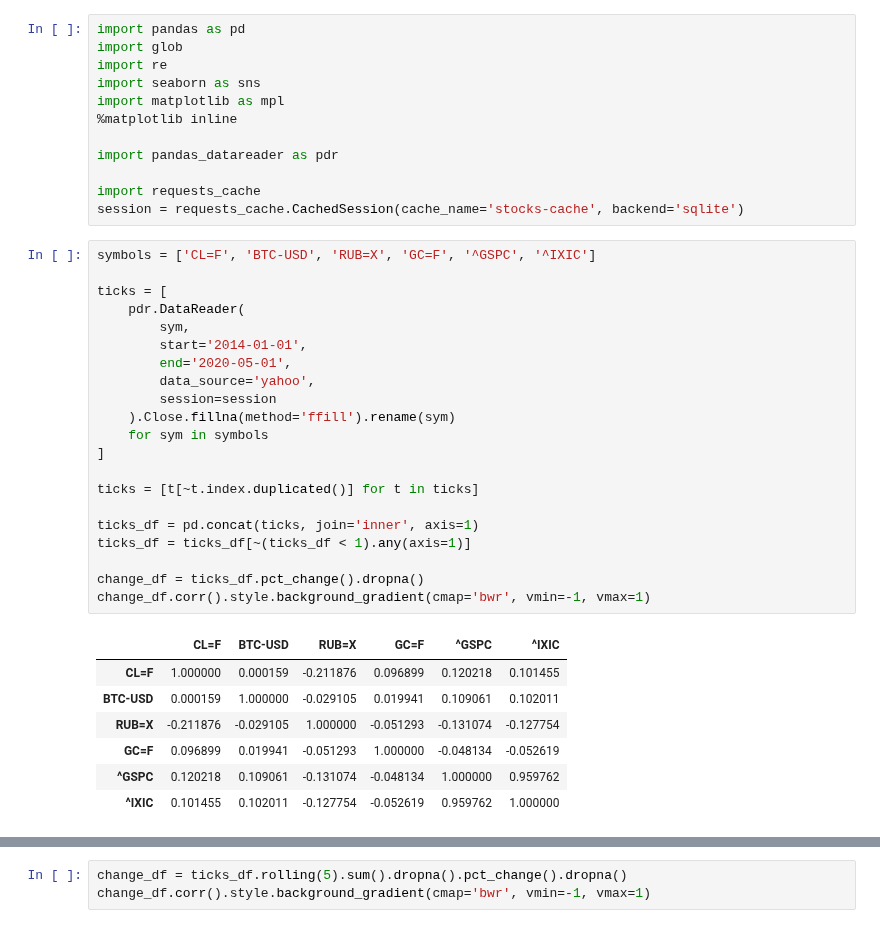
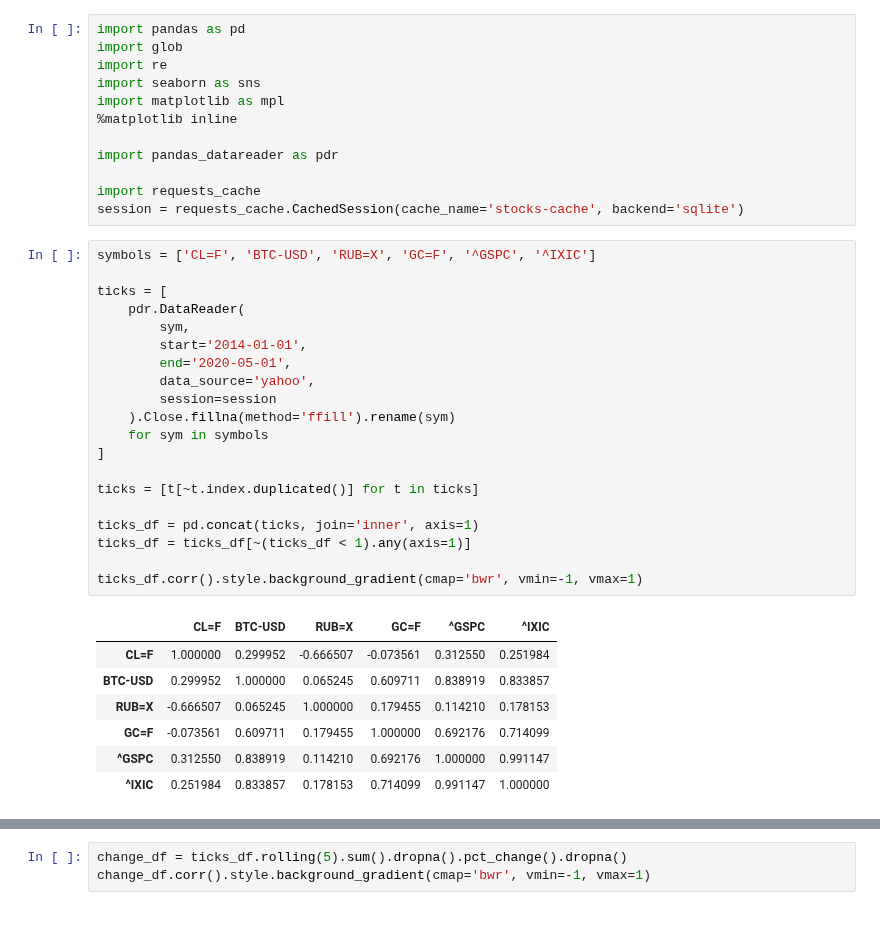
Before and after one commit to dllllb/btrade, a Jupyter notebook: correlations.ipynb, the cells around one changed output, grey strips where cells are left out. Cells and saved outputs as stored; diff of their text form.

```diff
--- a/correlations.ipynb
+++ b/correlations.ipynb
@@ -13,29 +13,28 @@ session = requests_cache.CachedSession(cache_name='stocks-cache', backend='sqlit
 # %%
 symbols = ['CL=F', 'BTC-USD', 'RUB=X', 'GC=F', '^GSPC', '^IXIC']
 
 ticks = [
     pdr.DataReader(
         sym,
         start='2014-01-01',
         end='2020-05-01',
         data_source='yahoo',
         session=session
     ).Close.fillna(method='ffill').rename(sym)
     for sym in symbols
 ]
 
 ticks = [t[~t.index.duplicated()] for t in ticks]
 
 ticks_df = pd.concat(ticks, join='inner', axis=1)
 ticks_df = ticks_df[~(ticks_df < 1).any(axis=1)]
 
-change_df = ticks_df.pct_change().dropna()
-change_df.corr().style.background_gradient(cmap='bwr', vmin=-1, vmax=1)
+ticks_df.corr().style.background_gradient(cmap='bwr', vmin=-1, vmax=1)
 # %% [output]
 |  | CL=F | BTC-USD | RUB=X | GC=F | ^GSPC | ^IXIC |
-| CL=F | 1.000000 | 0.000159 | -0.211876 | 0.096899 | 0.120218 | 0.101455 |
-| BTC-USD | 0.000159 | 1.000000 | -0.029105 | 0.019941 | 0.109061 | 0.102011 |
-| RUB=X | -0.211876 | -0.029105 | 1.000000 | -0.051293 | -0.131074 | -0.127754 |
-| GC=F | 0.096899 | 0.019941 | -0.051293 | 1.000000 | -0.048134 | -0.052619 |
-| ^GSPC | 0.120218 | 0.109061 | -0.131074 | -0.048134 | 1.000000 | 0.959762 |
-| ^IXIC | 0.101455 | 0.102011 | -0.127754 | -0.052619 | 0.959762 | 1.000000 |
+| CL=F | 1.000000 | 0.299952 | -0.666507 | -0.073561 | 0.312550 | 0.251984 |
+| BTC-USD | 0.299952 | 1.000000 | 0.065245 | 0.609711 | 0.838919 | 0.833857 |
+| RUB=X | -0.666507 | 0.065245 | 1.000000 | 0.179455 | 0.114210 | 0.178153 |
+| GC=F | -0.073561 | 0.609711 | 0.179455 | 1.000000 | 0.692176 | 0.714099 |
+| ^GSPC | 0.312550 | 0.838919 | 0.114210 | 0.692176 | 1.000000 | 0.991147 |
+| ^IXIC | 0.251984 | 0.833857 | 0.178153 | 0.714099 | 0.991147 | 1.000000 |
```
Also changed, not shown: parts of 2 cells of this notebook.
